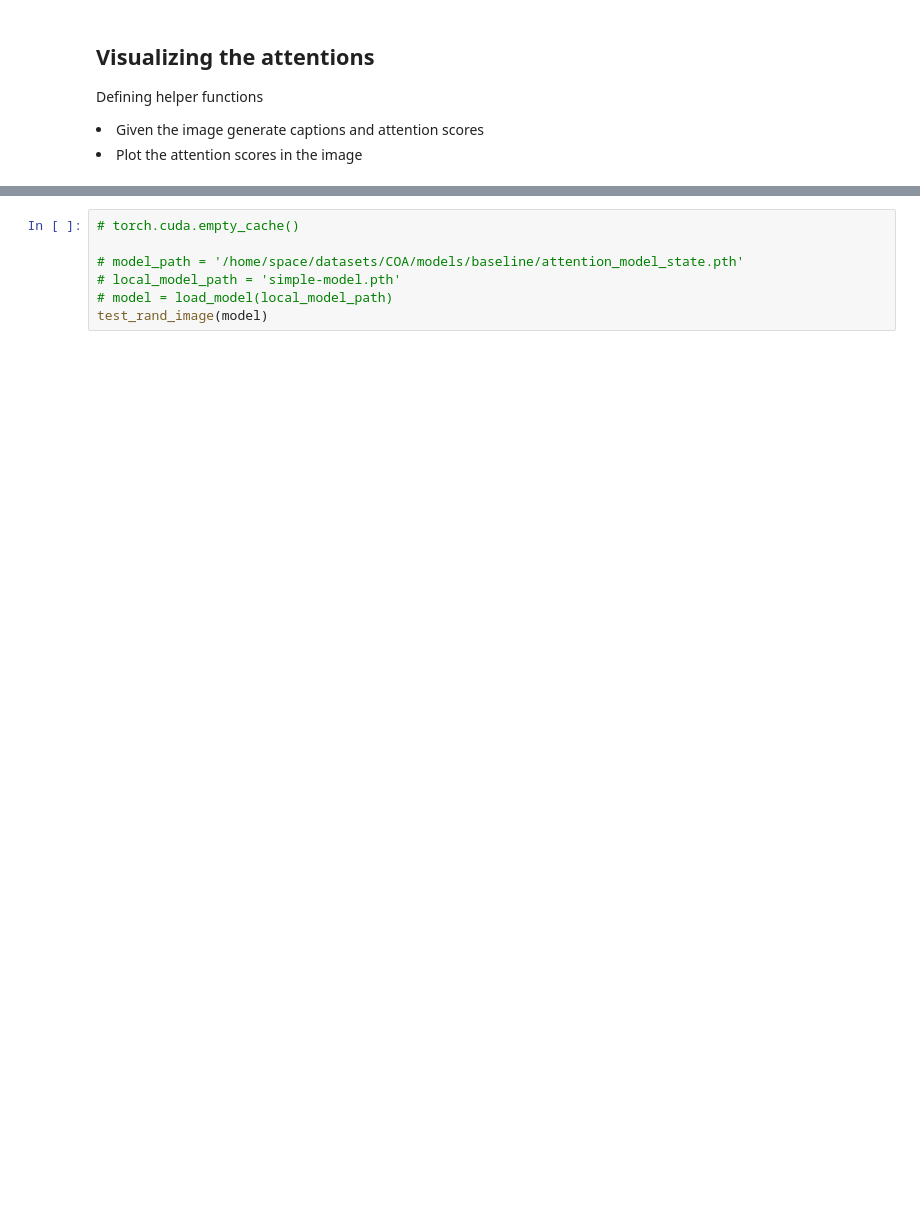
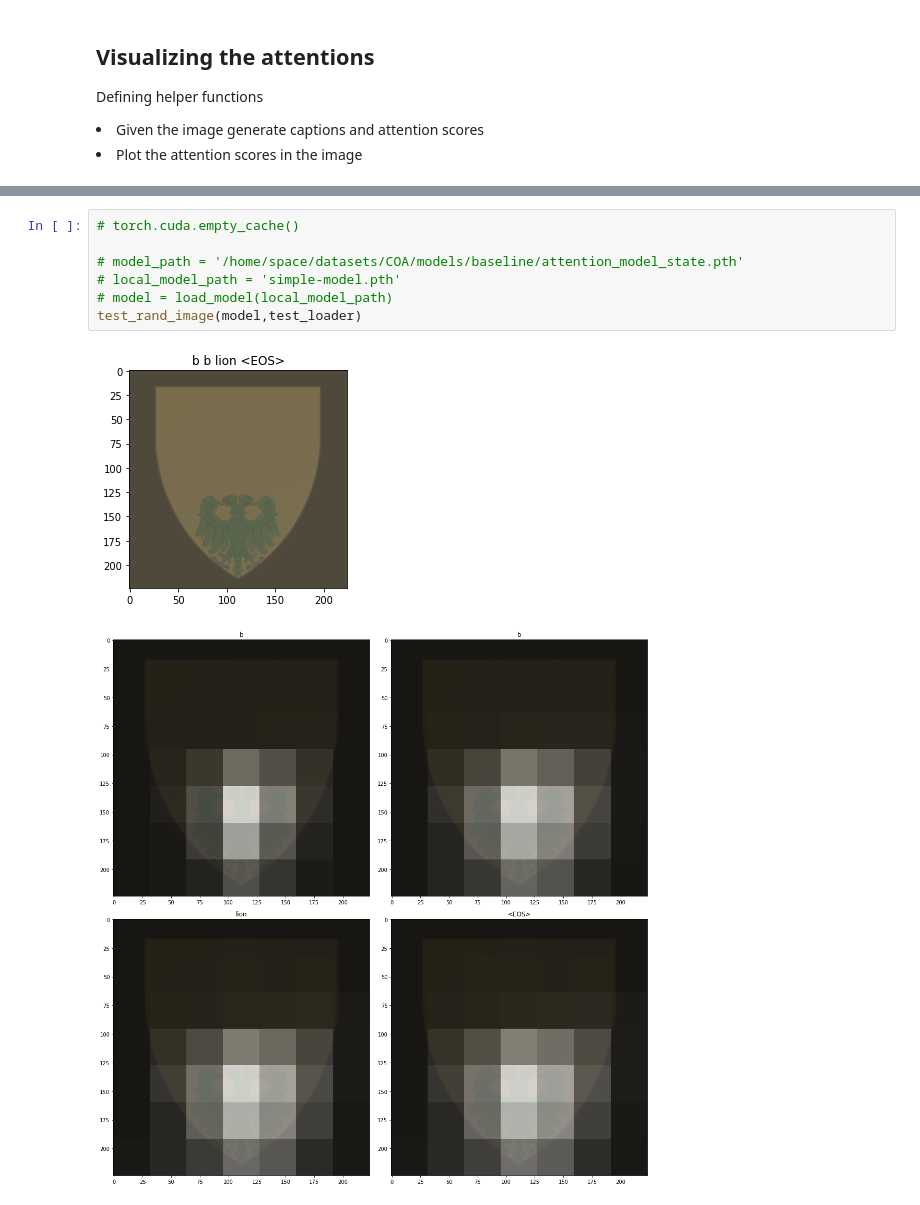
Before and after one commit to safaa-alnabulsi/coat-of-arms, a Jupyter notebook: notebooks/06-baseline-model-train-on-all.ipynb, the cells around one changed output, grey strips where cells are left out. Cells and saved outputs as stored; diff of their text form; blank space fills up the shorter version.

```diff
--- a/notebooks/06-baseline-model-train-on-all.ipynb
+++ b/notebooks/06-baseline-model-train-on-all.ipynb
@@ -681,7 +512,10 @@ def test_rand_image(model):
 # %%
 # torch.cuda.empty_cache()
 
 # model_path = '/home/space/datasets/COA/models/baseline/attention_model_state.pth'
 # local_model_path = 'simple-model.pth'
 # model = load_model(local_model_path)
-test_rand_image(model)
+test_rand_image(model,test_loader)
+# %% [output]
+[figure, added]
+[figure, added]
```
Also changed, not shown: parts of 20 cells of this notebook, 5 other files.
